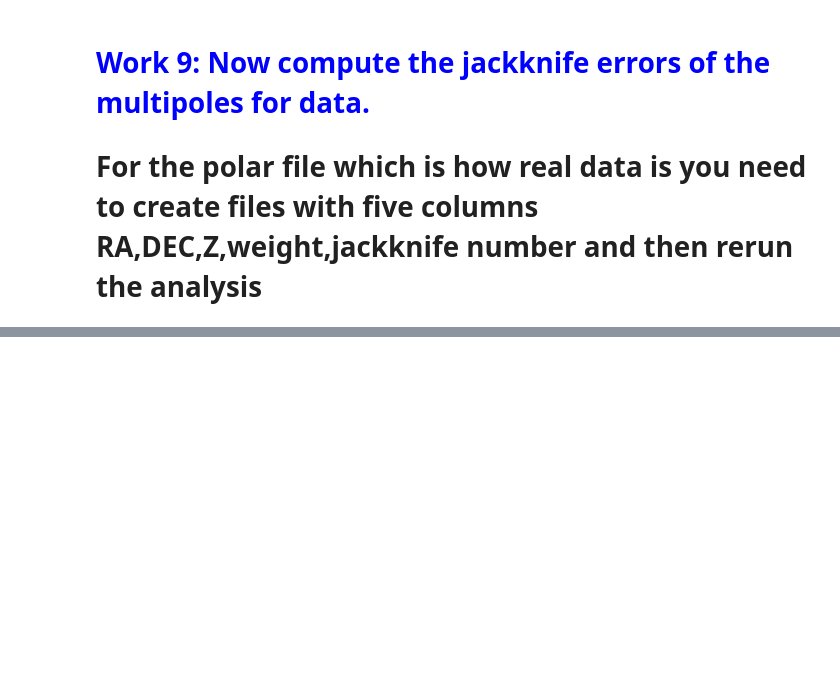
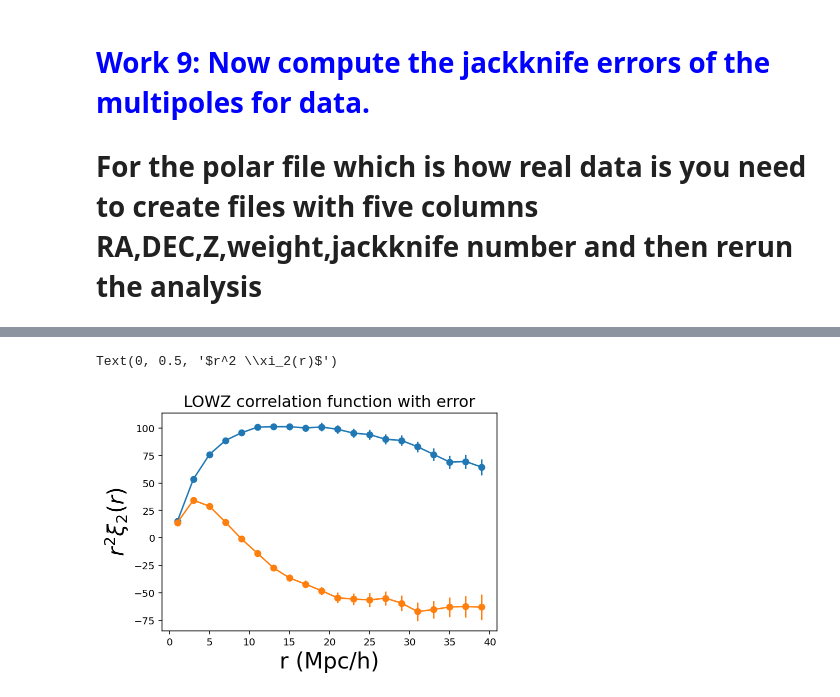
Before and after one commit to omega9525/LssICTS, a Jupyter notebook: Tutorial/Tutorial-2-solution.ipynb, the cells around one changed output, grey strips where cells are left out. Saved outputs shown, nothing was run; the diff lists cells and outputs as text; code cells hidden in the pictures; blank space fills up the shorter version.

```diff
--- a/Tutorial/Tutorial-2-solution.ipynb
+++ b/Tutorial/Tutorial-2-solution.ipynb
@@ -650,0 +792,10 @@ Text(0.5, 1.0, 'SDSS LOWZ sample')
+# %%
+# Now lets get correlation with error using the new file with jn
+datafile_jn='../data/LOWZ-all-galaxy.txt_withjn.txt'
+randfile_jn='../data/LOWZ-all-random.txt_withjn.txt'
+# %%
+#datafile='../data/GAMA-G15-galaxy.txt'
+#randfile='../data/GAMA-G15-random.txt'
+xi_dic=get_xi(datafile_jn,randfile=randfile_jn,rlim=[0,40,0,1],
+              nbins=[20,60],sampmode=0,njn=100,pbc=0,los=0,rsd=0
+                  ,filetype='polartxt',outtag='LOWZ-jn')
@@ -650,0 +820,19 @@ Text(0.5, 1.0, 'SDSS LOWZ sample')
+# %%
+#pl.plot(xi_dic['xi0'][:,0],np.power(xi_dic['xi0'][:,0],0)*xi_dic['xi0'][:,1],'o-')
+pl.errorbar(xi_dic['xi0'][:,0],np.power(xi_dic['xi0'][:,0],2)*xi_dic['xi0'][:,1],
+               yerr=np.power(xi_dic['xi0'][:,0],2)*xi_dic['xi0'][:,2],
+            marker='o',label='monopole')
+
+
+#pl.plot(xi_dic['xi2'][:,0],np.power(xi_dic['xi2'][:,0],2)*xi_dic['xi2'][:,1],'o-')
+pl.errorbar(xi_dic['xi2'][:,0],np.power(xi_dic['xi2'][:,0],2)*xi_dic['xi2'][:,1],
+               yerr=np.power(xi_dic['xi2'][:,0],2)*xi_dic['xi2'][:,2],
+            marker='o',label='quadrupole')
+
+
+pl.title('LOWZ correlation function with error',fontsize=16)
+pl.xlabel('r (Mpc/h)',fontsize=22)
+pl.ylabel(r'$r^2 \xi_2(r)$',fontsize=22)
+# %% [output]
+Text(0, 0.5, '$r^2 \\xi_2(r)$')
+[figure, added]
```
Also changed, not shown: parts of 19 cells of this notebook.
